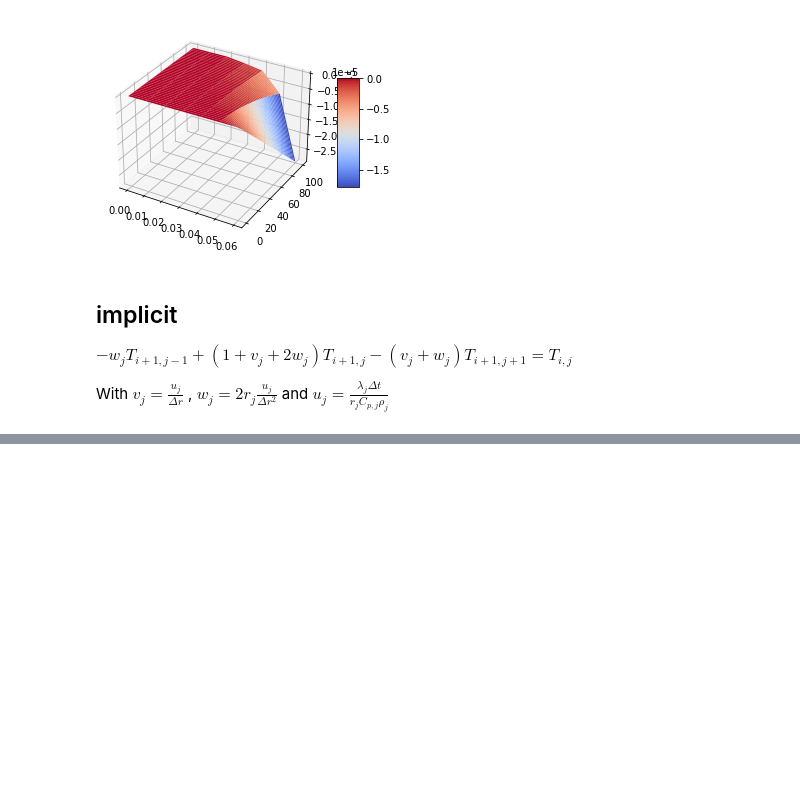
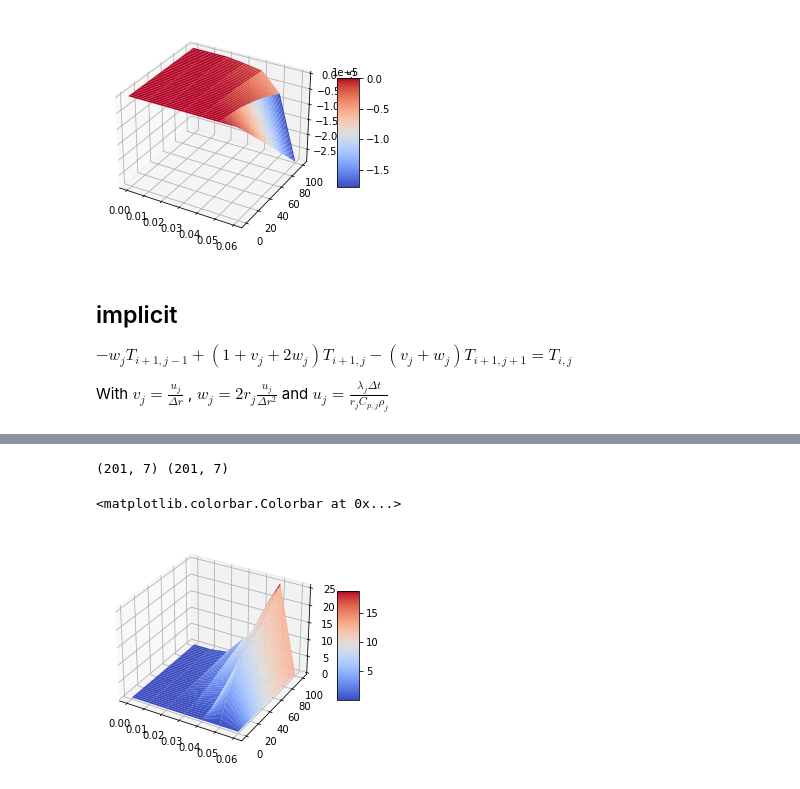
Before and after one commit to Ljcordey/Numerik-praktikum, a Jupyter notebook: projekt-numerik.ipynb, the cells around one changed output, grey strips where cells are left out. Cells and saved outputs as stored; diff of their text form; code cells hidden in the pictures; blank space fills up the shorter version.

```diff
--- a/projekt-numerik.ipynb
+++ b/projekt-numerik.ipynb
@@ -275,0 +351,16 @@ IndexError: index 200 is out of bounds for axis 0 with size 200
+# %%
+# Graphische Darstellung
+x = np.array(range(n+1))*delta_r
+t = np.array(range(time+1))*delta_t
+
+xA, tA = np.meshgrid(x, t)
+print(tA.shape, xA.shape)
+
+# Plot the surface.
+fig3, ax = plt.subplots(subplot_kw={"projection": "3d"}, num=1)
+surf = ax.plot_surface(xA, tA, T,cmap=cm.coolwarm)
+fig3.colorbar(surf, shrink=0.5, aspect=5)
+# %% [output]
+(201, 7) (201, 7)
+<matplotlib.colorbar.Colorbar at 0x...>
+[figure, added]
```
Also changed, not shown: parts of 7 cells of this notebook.
